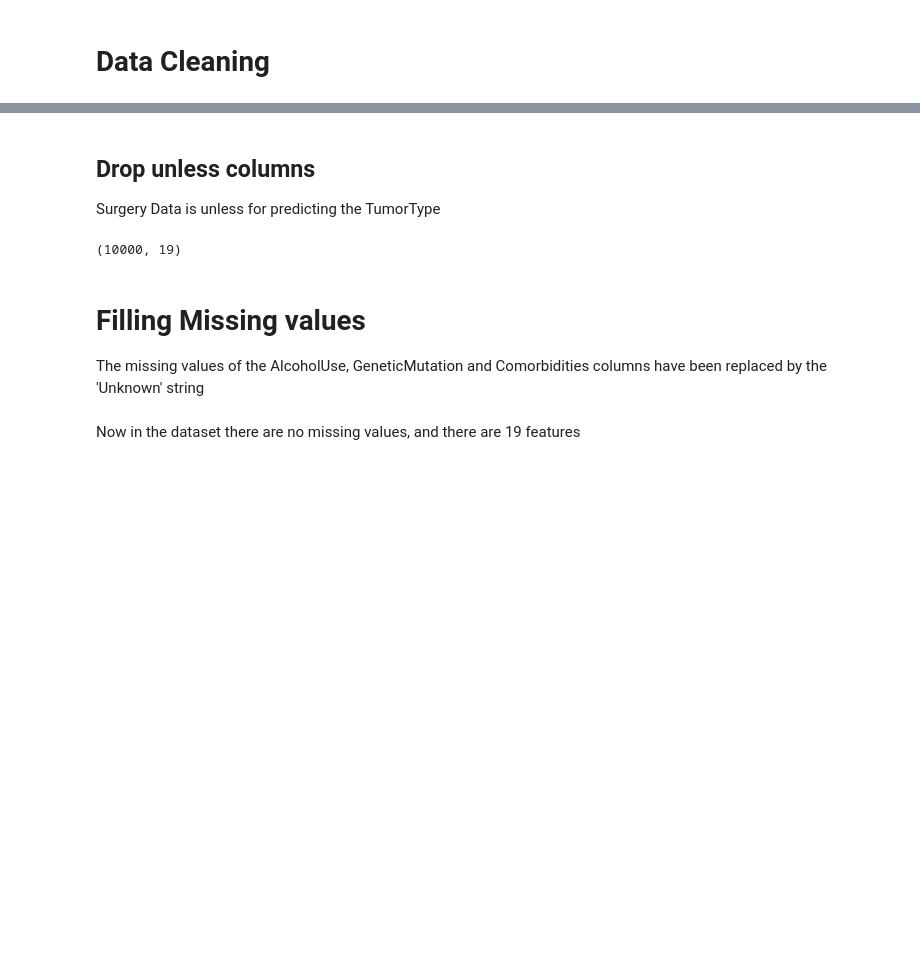
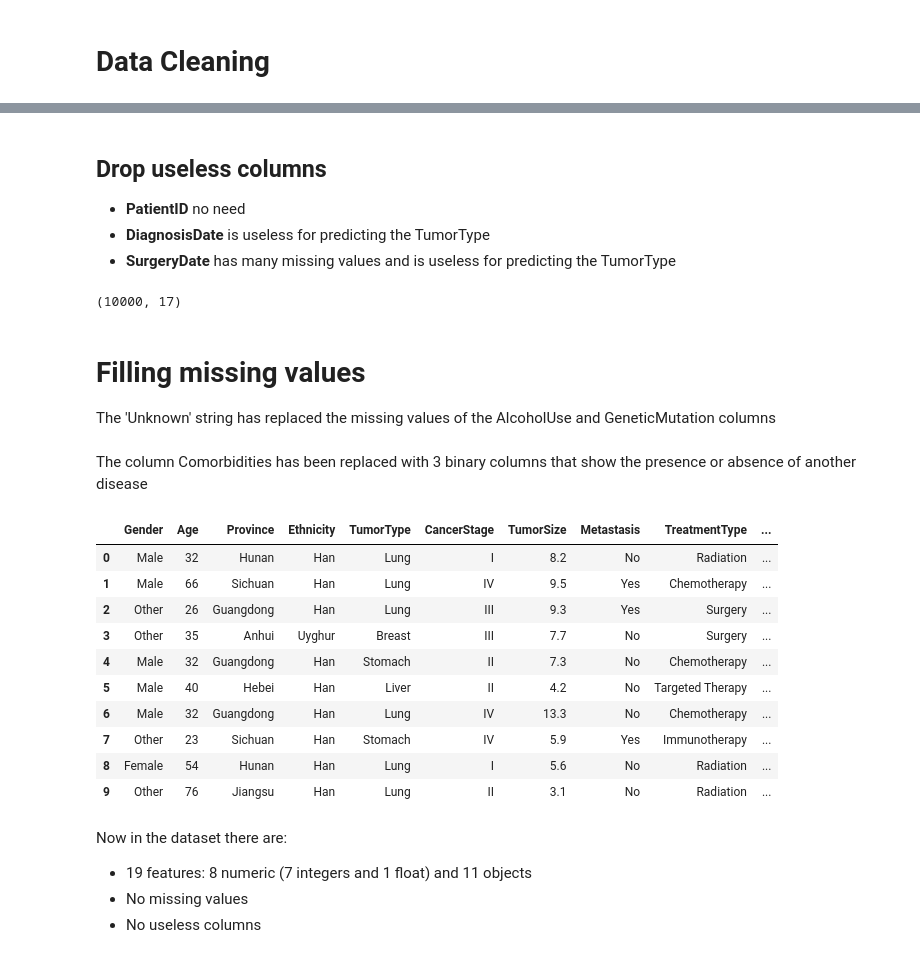
Before and after one commit to llaauurra/ProgettoTesi, a Jupyter notebook: preprocessing.ipynb, the cells around one changed output, grey strips where cells are left out. Cells and saved outputs as stored; diff of their text form; code cells hidden in the pictures; blank space fills up the shorter version.

Commit message:
Fixed Data Cleaning and Added Comments

```diff
--- a/preprocessing.ipynb
+++ b/preprocessing.ipynb
@@ -285,21 +297,46 @@ dtype: int64
 # %% [markdown]
-## Drop unless columns
-Surgery Data is unless for predicting the TumorType
+## Drop useless columns
+- **PatientID** no need
+- **DiagnosisDate** is useless for predicting the TumorType
+- **SurgeryDate** has many missing values and is useless for predicting the TumorType
 # %%
-dataset.drop('SurgeryDate', axis = 1, inplace =  True)
+dataset.drop(['PatientID', 'DiagnosisDate', 'SurgeryDate'], axis = 1, inplace =  True)
 dataset.shape
 # %% [output]
-(10000, 19)
+(10000, 17)
 # %% [markdown]
-# Filling Missing values
-The missing values of the AlcoholUse, GeneticMutation and Comorbidities columns have been replaced by the 'Unknown' string
+# Filling missing values
+The 'Unknown' string has replaced the missing values of the AlcoholUse and GeneticMutation columns
 # %%
 dataset.fillna({'AlcoholUse': 'Unknown',
-                'GeneticMutation': 'Unknown',
-                'Comorbidities': 'Unknown'},
+                'GeneticMutation': 'Unknown'},
                 inplace=True)
+# %% [markdown]
+The column Comorbidities has been replaced with 3 binary columns that show the presence or absence of another disease
+# %%
+encoded_columns = dataset["Comorbidities"].str.get_dummies(sep = ", ")
+dataset = pd.concat([dataset, encoded_columns], axis = 1)
+
+dataset.drop("Comorbidities", axis = 1, inplace = True)
+
+dataset.head(10)
+# %% [output]
+|  | Gender | Age | Province | Ethnicity | TumorType | CancerStage | TumorSize | Metastasis | TreatmentType | ... |
+| 0 | Male | 32 | Hunan | Han | Lung | I | 8.2 | No | Radiation | ... |
+| 1 | Male | 66 | Sichuan | Han | Lung | IV | 9.5 | Yes | Chemotherapy | ... |
+| 2 | Other | 26 | Guangdong | Han | Lung | III | 9.3 | Yes | Surgery | ... |
+| 3 | Other | 35 | Anhui | Uyghur | Breast | III | 7.7 | No | Surgery | ... |
+| 4 | Male | 32 | Guangdong | Han | Stomach | II | 7.3 | No | Chemotherapy | ... |
+| 5 | Male | 40 | Hebei | Han | Liver | II | 4.2 | No | Targeted Therapy | ... |
+| 6 | Male | 32 | Guangdong | Han | Lung | IV | 13.3 | No | Chemotherapy | ... |
+| 7 | Other | 23 | Sichuan | Han | Stomach | IV | 5.9 | Yes | Immunotherapy | ... |
+| 8 | Female | 54 | Hunan | Han | Lung | I | 5.6 | No | Radiation | ... |
+| 9 | Other | 76 | Jiangsu | Han | Lung | II | 3.1 | No | Radiation | ... |
 # %% [markdown]
-Now in the dataset there are no missing values, and there are 19 features
+Now in the dataset there are:
+- 19 features: 8 numeric (7 integers and 1 float) and 11 objects
+- No missing values
+- No useless columns
 # %%
 dataset.info()
 # %% [output]
```
Also changed, not shown: parts of 3 cells of this notebook.
